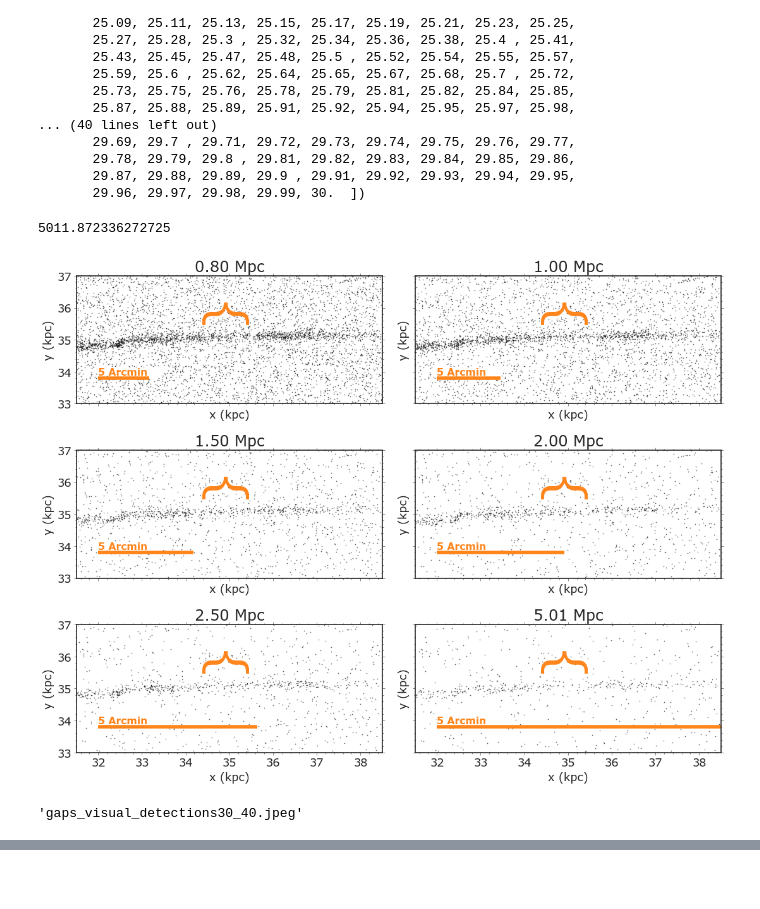
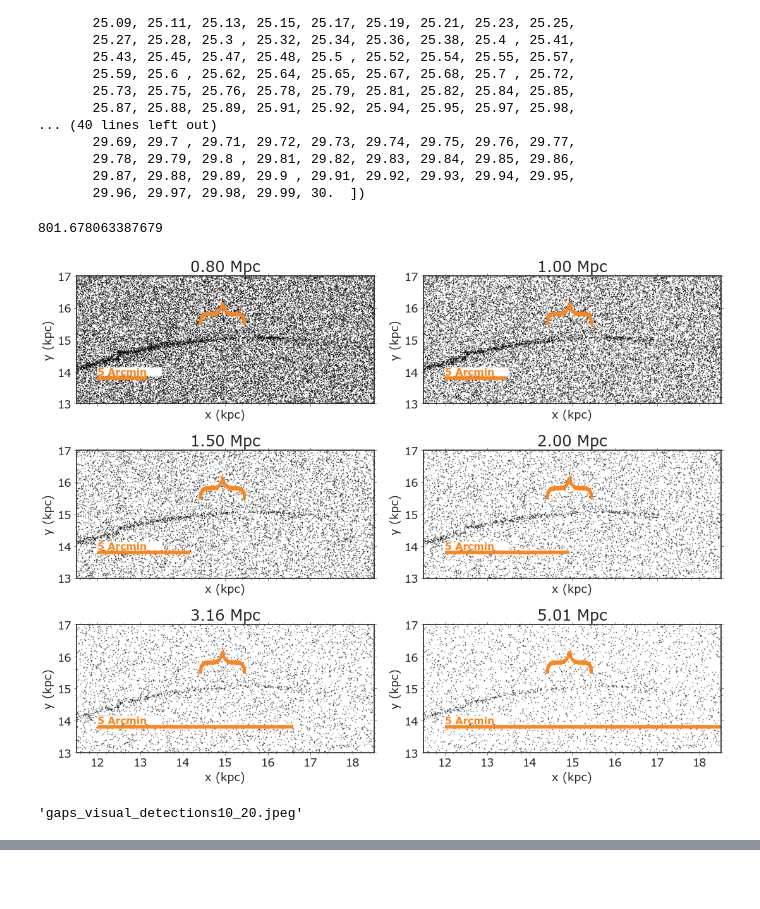
Before and after one commit to caganze/stellarstreams, a Jupyter notebook: notebooks/Gap Detection Pipeline with Data Oustide.ipynb, the cells around one changed output, grey strips where cells are left out. Drawn from its saved outputs; the diff is of its cells as text; code cells hidden in the pictures.

```diff
--- a/notebooks/Gap Detection Pipeline with Data Oustide.ipynb
+++ b/notebooks/Gap Detection Pipeline with Data Oustide.ipynb
@@ -540,20 +553,20 @@ array([23.49, 23.54, 23.58, 23.62, 23.66, 23.7 , 23.74, 23.78, 23.82,
        29.78, 29.79, 29.8 , 29.81, 29.82, 29.83, 29.84, 29.85, 29.86,
        29.87, 29.88, 29.89, 29.9 , 29.91, 29.92, 29.93, 29.94, 29.95,
        29.96, 29.97, 29.98, 29.99, 30.  ])
-# %%
-1e-3*(10**((28.5 /5)+1))
-# %% [output]
-5011.872336272725
+# %%
+1e-3*(10**((24.52/5)+1))
+# %% [output]
+801.678063387679
 # %%
-dmods2=[ 24.52,  25.  , 25.88, 26.51, 26.99, 28.5 ]
+dmods2=[ 24.52,  25.  , 25.88, 26.51, 27.5, 28.5 ]
 # %%
-fig, ax=plt.subplots(nrows=3, ncols=2, figsize=(14, 10.9), sharex=True, sharey=True)
-rgc='30_40'
-rgcx=35
+fig, ax=plt.subplots(nrows=3, ncols=2, figsize=(14, 10.9), sharex=True, sharey=False)
+rgc='10_20'
+rgcx=15
 xlim=[rgcx-3.5, rgcx+3.5]
 ylim=[rgcx-2, rgcx+2]
 
-bw=0.9
+bw=0.7
 
 axs= np.concatenate(ax)
 for idx in range(len(axs)):
@@ -563,46 +576,46 @@ for idx in range(len(axs)):
     #print (rgc)
     #print (bw)
 
-    res=get_pipeline_results_full(dmod, 28.69, rgc, bwu=bw)[0]
+    res=np.random.choice(get_pipeline_results_full(dmod, 28.69, rgc, bwu=bw))
     #print (res)
     #_=show_gap_detection(res,  plot='plot3', ax=a)
     dmod=float(dmod)
     #print(dmod)
-    a.scatter(res['data'][0], res['data'][1], s=0.1, c='k')
+    a.scatter(res['data'][0], res['data'][1], s=.1, c='k', alpha=1)
     #a.hist2d(res['data'][0], res['data'][1], bins=int(28*1.5), range=[xlim, ylim], cmap='Greys')
     a.minorticks_on()
     #a.axis('equal')
 
     d_galaxy=(1e-3*(10**((dmod/5)+1)))*u.kpc
     kpc_conversion = np.pi * d_galaxy / 180.
     roman_fov= 0.52*u.degree*(kpc_conversion /u.degree)
     scaled_arcmin= 5*u.arcmin.to(u.degree)*(kpc_conversion /u.degree).value
 
     a.hlines(y=rgcx-1.2, xmin= rgcx-3, xmax=rgcx-3+scaled_arcmin, \
              linewidth=5,  color='#FF851B')
 
     rect = patches.Rectangle( (rgcx-3, rgcx-1.1), \
-                               1.5, 0.24, linewidth=1, edgecolor='#FFFFFF', facecolor='#FFFFFF')
+                               1.5, 0.24, linewidth=1, edgecolor='w', facecolor='w')
     a.add_patch(rect)
     a.text(rgcx-3, rgcx-1.1, '5 Arcmin',\
            color='#FF851B', alpha=1, fontsize=14, weight='bold')
 
     a.text(rgcx-0.7,  rgcx+0.5, u'\u007d', fontsize=70, ha='left', va='bottom', rotation=90,  color='#FF851B')
     #a.scatter(34.5,  35.0+0.3, color='#0074D9', marker='$\u2193$', s=600)
 
 
 
     a.set(title='{:.2f} Mpc'.format(1e-6*(10**((dmod/5)+1))), xlabel='x (kpc)', ylabel='y (kpc)',
     xlim=xlim, ylim=ylim)
 
 plt.tight_layout()
 plt.savefig('../figures/gaps_visual_detections{}.jpeg'.format(rgc))
 # %% [output]
-[figure, old version]
+[figure, new version]
-# %%
-'gaps_visual_detections{}.jpeg'.format(rgc)
-# %% [output]
-'gaps_visual_detections30_40.jpeg'
+# %%
+'gaps_visual_detections{}.jpeg'.format(rgc)
+# %% [output]
+'gaps_visual_detections10_20.jpeg'
 # %%
 fig,ax=plt.subplots(nrows=3, figsize=(6*1.5, 8*1.5))
 #PATH_POLYNOMIALS[]
```
Also changed, not shown: parts of 33 cells of this notebook, 4 other files.
